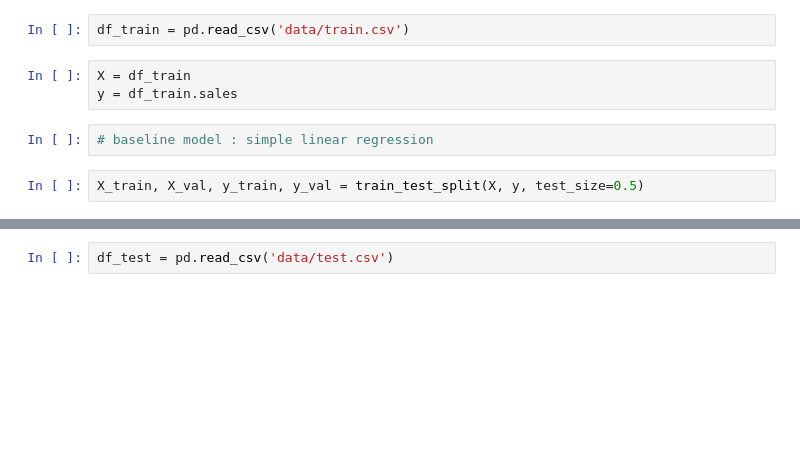
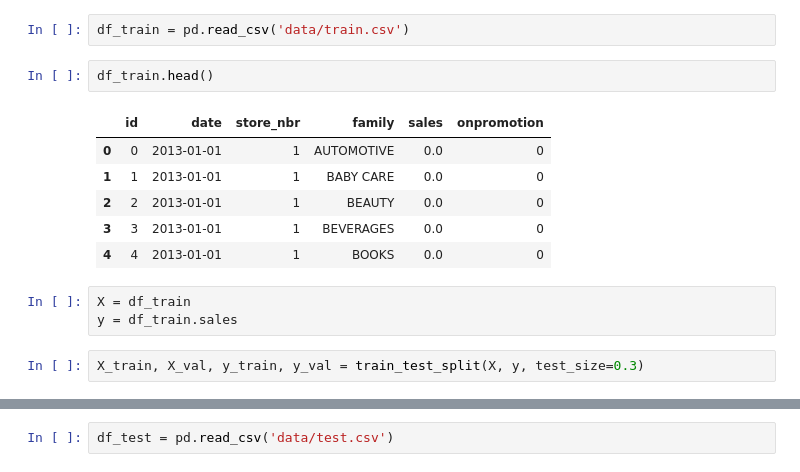
Before and after one commit to JeanArnaudRitouret/kaggle_store_sales_forecasting, a Jupyter notebook: modeling.ipynb, the cells around one changed output, grey strips where cells are left out. Cells and saved outputs as stored; diff of their text form; blank space fills up the shorter version.

```diff
--- a/modeling.ipynb
+++ b/modeling.ipynb
@@ -13,10 +14,17 @@ with open("pipeline_preprocessing.pkl", "rb") as file:
     pipeline_preprocessing  = pickle.load(file )
 # %%
 df_train = pd.read_csv('data/train.csv')
+# %%
+df_train.head()
+# %% [output]
+|  | id | date | store_nbr | family | sales | onpromotion |
+| 0 | 0 | 2013-01-01 | 1 | AUTOMOTIVE | 0.0 | 0 |
+| 1 | 1 | 2013-01-01 | 1 | BABY CARE | 0.0 | 0 |
+| 2 | 2 | 2013-01-01 | 1 | BEAUTY | 0.0 | 0 |
+| 3 | 3 | 2013-01-01 | 1 | BEVERAGES | 0.0 | 0 |
+| 4 | 4 | 2013-01-01 | 1 | BOOKS | 0.0 | 0 |
 # %%
 X = df_train
 y = df_train.sales
-# %%
-# baseline model : simple linear regression
 # %%
-X_train, X_val, y_train, y_val = train_test_split(X, y, test_size=0.5)
+X_train, X_val, y_train, y_val = train_test_split(X, y, test_size=0.3)
```
Also changed, not shown: parts of 11 cells of this notebook, 1 other file.
